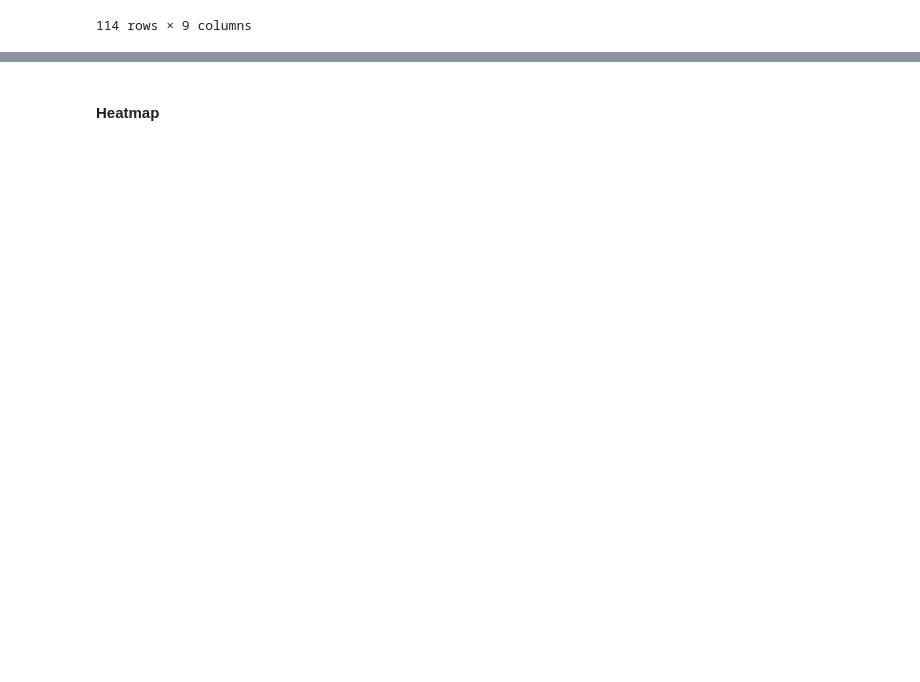
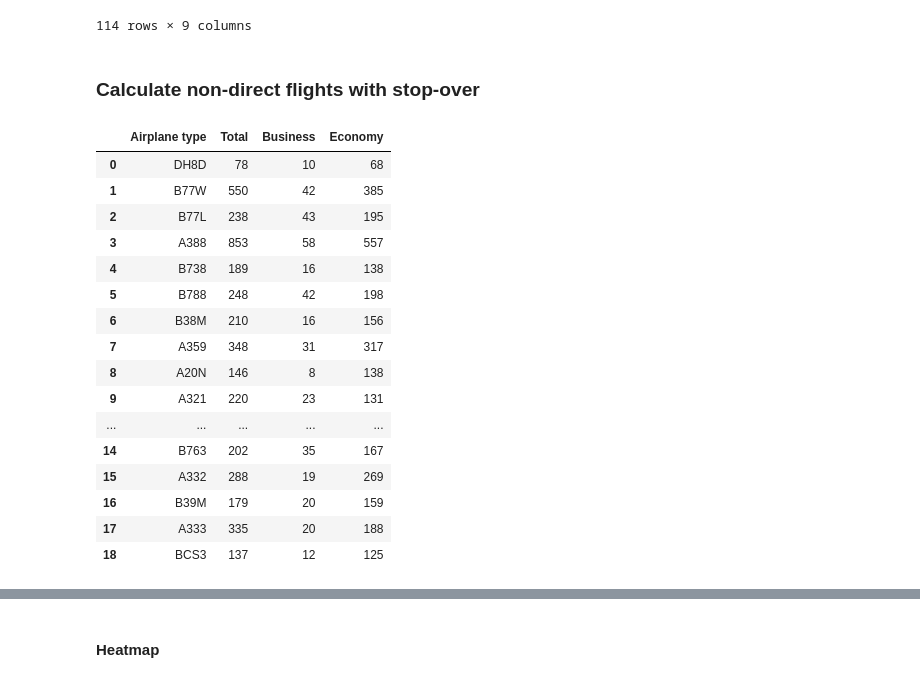
Before and after one commit to lukasschirren/COP_flight_analysis, a Jupyter notebook: cop28_delegate_list.ipynb, the cells around one changed output, grey strips where cells are left out. Saved outputs shown, nothing was run; the diff lists cells and outputs as text; code cells hidden in the pictures; blank space fills up the shorter version.

Commit message:
Include stopover flights

```diff
--- a/cop28_delegate_list.ipynb
+++ b/cop28_delegate_list.ipynb
@@ -273,3 +258,27 @@ export = airport_location[airport_location['existing_flight'] == False]
 # test.drop_duplicates(subset=['icao'])
 # test.to_excel('flights_with_transit_stop_with_latitude.xlsx', index=False)
 export.to_excel('flights_with_transit_stop.xlsx', index=False)
+# %% [markdown]
+### Calculate non-direct flights with stop-over
+# %%
+path_seats = os.getcwd() + '/data/Airplane_data.xlsx'
+df_airplane_seats = pd.read_excel(path_seats)
+df_airplane_seats
+# %% [output]
+|  | Airplane type | Total | Business | Economy |
+| 0 | DH8D | 78 | 10 | 68 |
+| 1 | B77W | 550 | 42 | 385 |
+| 2 | B77L | 238 | 43 | 195 |
+| 3 | A388 | 853 | 58 | 557 |
+| 4 | B738 | 189 | 16 | 138 |
+| 5 | B788 | 248 | 42 | 198 |
+| 6 | B38M | 210 | 16 | 156 |
+| 7 | A359 | 348 | 31 | 317 |
+| 8 | A20N | 146 | 8 | 138 |
+| 9 | A321 | 220 | 23 | 131 |
+| ... | ... | ... | ... | ... |
+| 14 | B763 | 202 | 35 | 167 |
+| 15 | A332 | 288 | 19 | 269 |
+| 16 | B39M | 179 | 20 | 159 |
+| 17 | A333 | 335 | 20 | 188 |
+| 18 | BCS3 | 137 | 12 | 125 |
```
Also changed, not shown: parts of 13 cells of this notebook, 5 other files.
